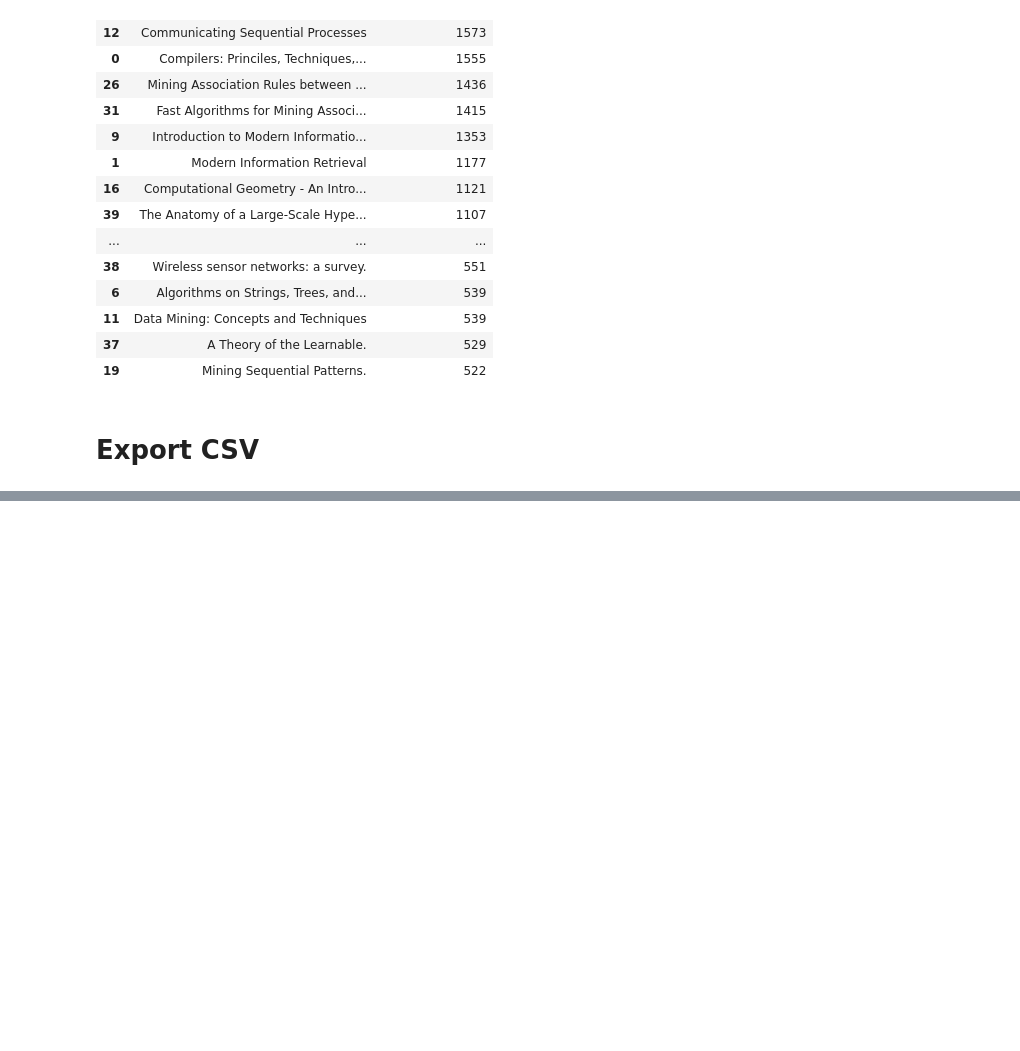
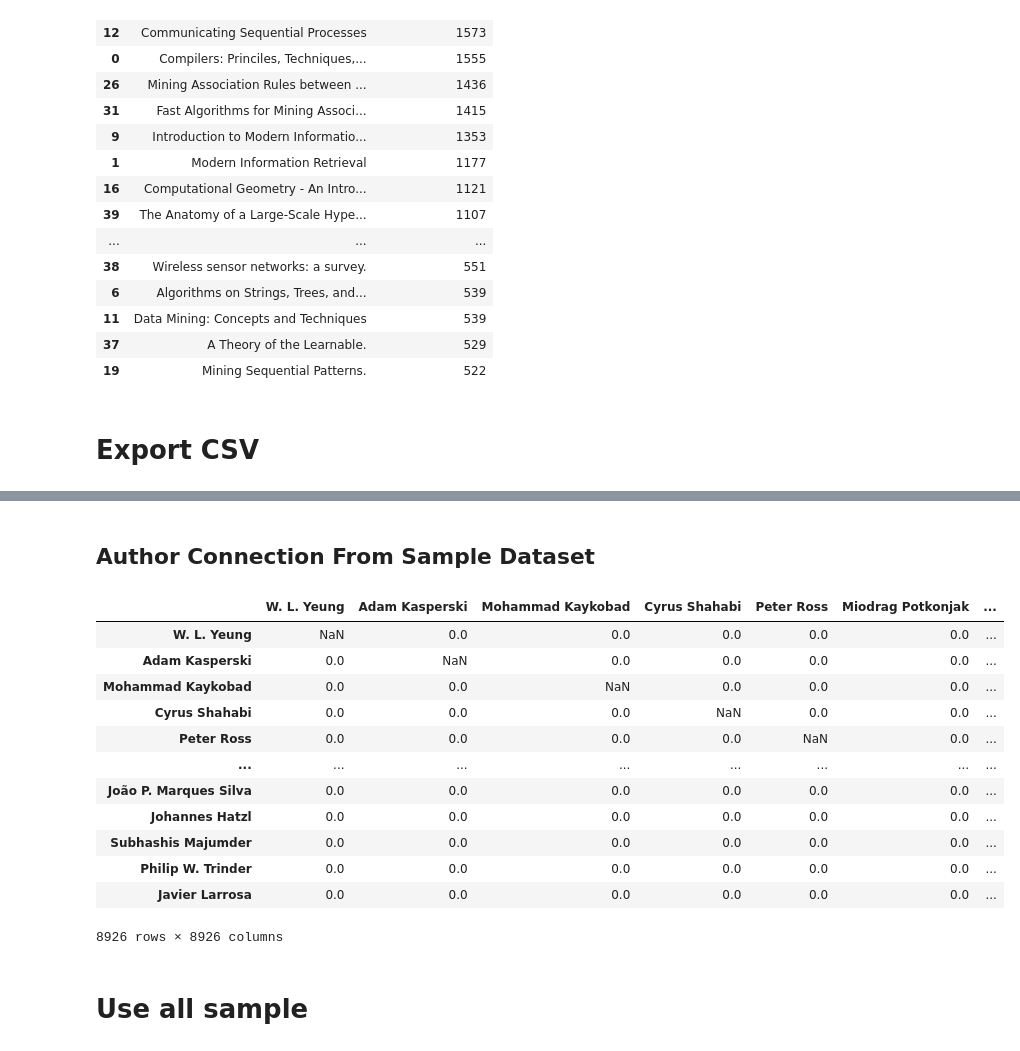
Before and after one commit to ItIsIvyLou/Social-Media-Analysis-Project, a Jupyter notebook: Group Project/Preprocessing.ipynb, the cells around one changed output, grey strips where cells are left out. Drawn from its saved outputs; the diff is of its cells as text; code cells hidden in the pictures; blank space fills up the shorter version.

```diff
--- a/Group Project/Preprocessing.ipynb
+++ b/Group Project/Preprocessing.ipynb
@@ -374,0 +529,3 @@ clean_data.to_csv('clean_data.csv', index=False)
+# %%
+combined_df['abstract'] = combined_df['abstract'].fillna('')
+combined_df['venue'] = combined_df['venue'].fillna('')
@@ -374,0 +534,7 @@ clean_data.to_csv('clean_data.csv', index=False)
+# %% [markdown]
+## Author Connection From Sample Dataset
+# %%
+combined_df['authors'] = combined_df['authors'].apply(ast.literal_eval)
+
+# Flatten the list of all authors and get unique authors
+all_authors = set(author for sublist in combined_df['authors'] for author in sublist)
@@ -374,0 +562,18 @@ clean_data.to_csv('clean_data.csv', index=False)
+# %%
+collab_matrix
+# %% [output]
+|  | W. L. Yeung | Adam Kasperski | Mohammad Kaykobad | Cyrus Shahabi | Peter Ross | Miodrag Potkonjak | ... |
+| W. L. Yeung | NaN | 0.0 | 0.0 | 0.0 | 0.0 | 0.0 | ... |
+| Adam Kasperski | 0.0 | NaN | 0.0 | 0.0 | 0.0 | 0.0 | ... |
+| Mohammad Kaykobad | 0.0 | 0.0 | NaN | 0.0 | 0.0 | 0.0 | ... |
+| Cyrus Shahabi | 0.0 | 0.0 | 0.0 | NaN | 0.0 | 0.0 | ... |
+| Peter Ross | 0.0 | 0.0 | 0.0 | 0.0 | NaN | 0.0 | ... |
+| ... | ... | ... | ... | ... | ... | ... | ... |
+| João P. Marques Silva | 0.0 | 0.0 | 0.0 | 0.0 | 0.0 | 0.0 | ... |
+| Johannes Hatzl | 0.0 | 0.0 | 0.0 | 0.0 | 0.0 | 0.0 | ... |
+| Subhashis Majumder | 0.0 | 0.0 | 0.0 | 0.0 | 0.0 | 0.0 | ... |
+| Philip W. Trinder | 0.0 | 0.0 | 0.0 | 0.0 | 0.0 | 0.0 | ... |
+| Javier Larrosa | 0.0 | 0.0 | 0.0 | 0.0 | 0.0 | 0.0 | ... |
+8926 rows × 8926 columns
+# %% [markdown]
+# Use all sample
```
Also changed, not shown: parts of 36 cells of this notebook, 1 other file.
